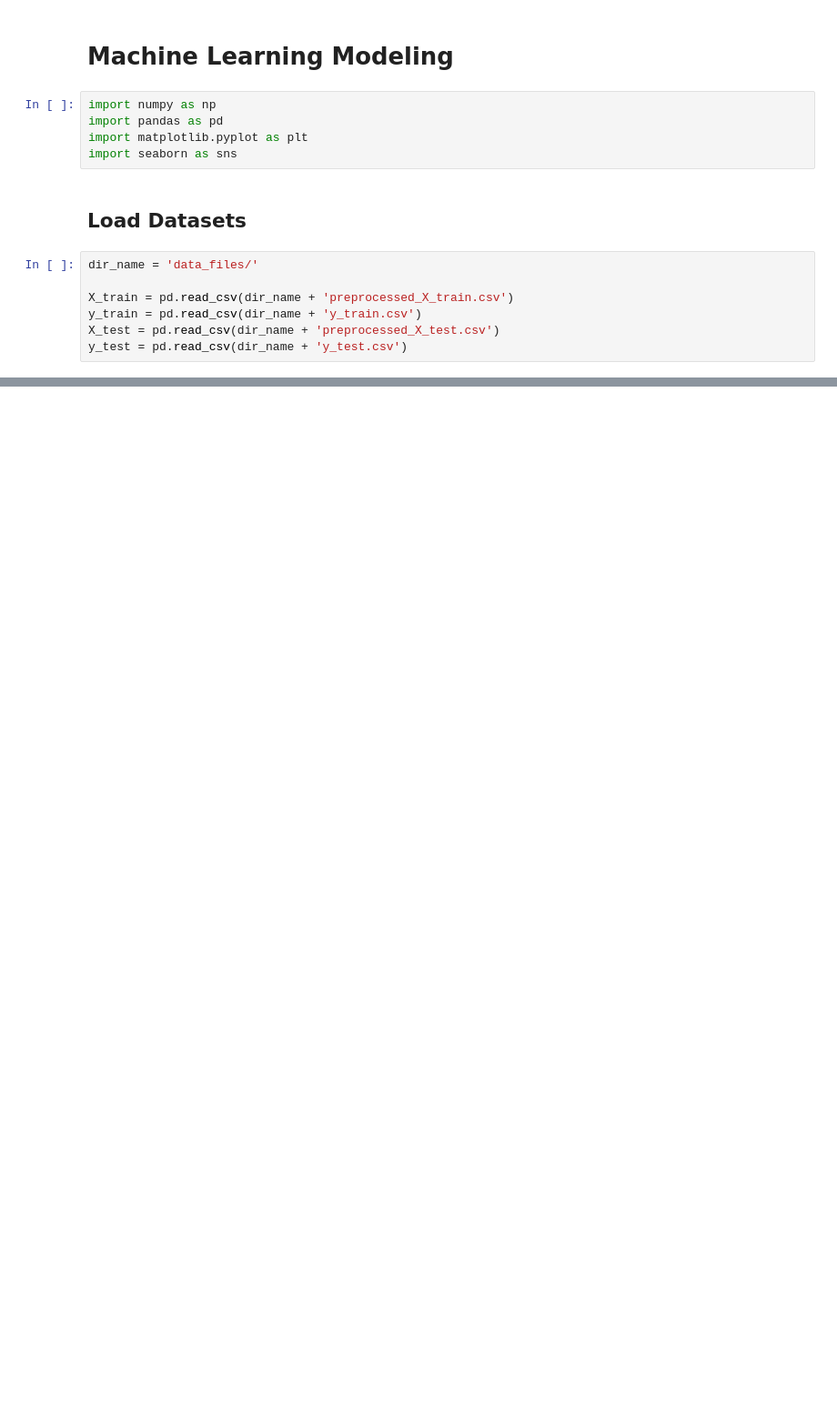
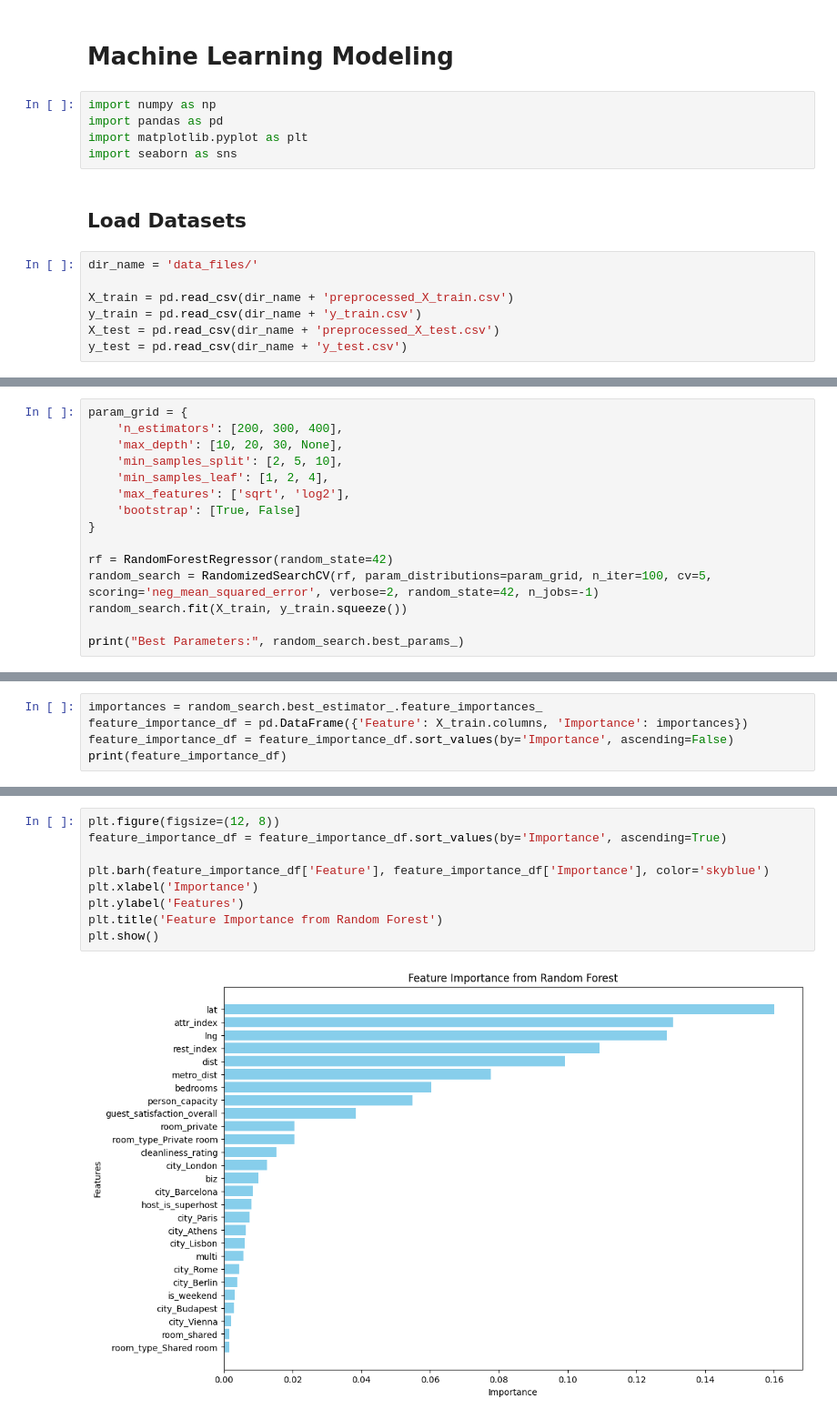
Before and after one commit to FiZufa/Final-Project-Rakamin, a Jupyter notebook: Notebooks/3_Modeling.ipynb, the cells around one changed output, grey strips where cells are left out. Shown at 91% size. Saved outputs shown, nothing was run; the diff lists cells and outputs as text; blank space fills up the shorter version.

Commit message:
tuning random forest

```diff
--- a/Notebooks/3_Modeling.ipynb
+++ b/Notebooks/3_Modeling.ipynb
@@ -249,0 +157,15 @@ plt.show()
+# %%
+param_grid = {
+    'n_estimators': [200, 300, 400],
+    'max_depth': [10, 20, 30, None],
+    'min_samples_split': [2, 5, 10],
+    'min_samples_leaf': [1, 2, 4],
+    'max_features': ['sqrt', 'log2'],
+    'bootstrap': [True, False]
+}
+
+rf = RandomForestRegressor(random_state=42)
+random_search = RandomizedSearchCV(rf, param_distributions=param_grid, n_iter=100, cv=5, scoring='neg_mean_squared_error', verbose=2, random_state=42, n_jobs=-1)
+random_search.fit(X_train, y_train.squeeze())
+
+print("Best Parameters:", random_search.best_params_)
@@ -249,0 +194,5 @@ plt.show()
+# %%
+importances = random_search.best_estimator_.feature_importances_
+feature_importance_df = pd.DataFrame({'Feature': X_train.columns, 'Importance': importances})
+feature_importance_df = feature_importance_df.sort_values(by='Importance', ascending=False)
+print(feature_importance_df)
@@ -249,0 +217,11 @@ plt.show()
+# %%
+plt.figure(figsize=(12, 8))
+feature_importance_df = feature_importance_df.sort_values(by='Importance', ascending=True)
+
+plt.barh(feature_importance_df['Feature'], feature_importance_df['Importance'], color='skyblue')
+plt.xlabel('Importance')
+plt.ylabel('Features')
+plt.title('Feature Importance from Random Forest')
+plt.show()
+# %% [output]
+[figure, added]
```
Also changed, not shown: parts of 26 cells of this notebook.
